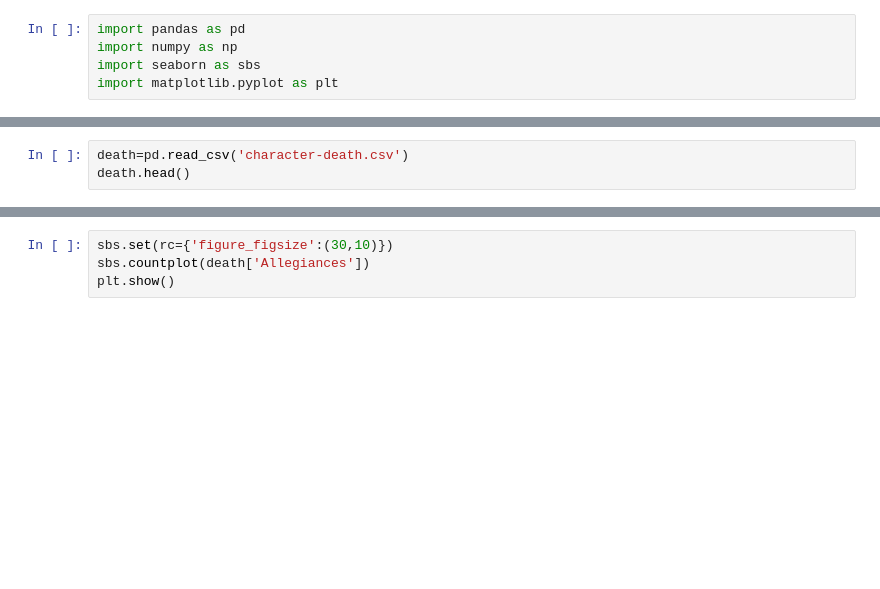
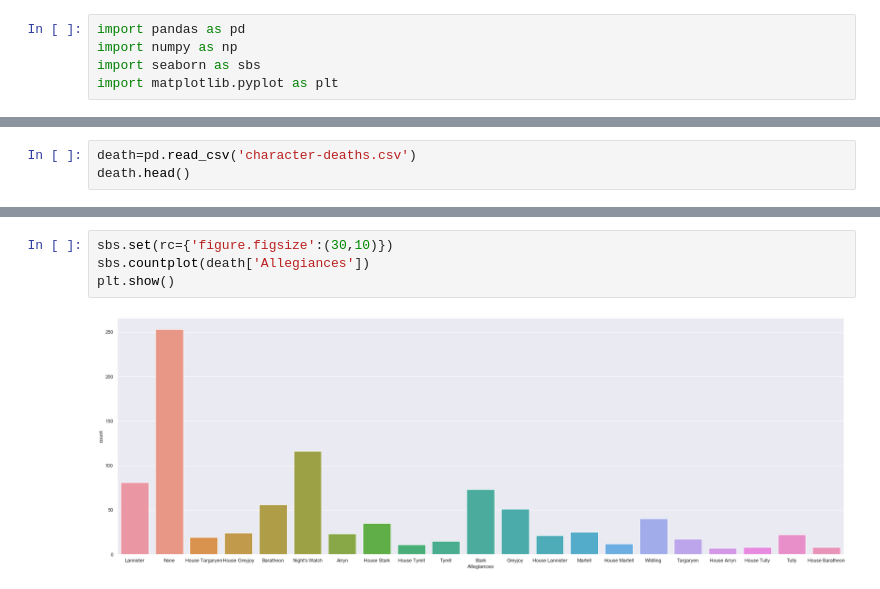
Before and after one commit to Harshit22-terabyte/GAme-of-thrones-analysis, a Jupyter notebook: Game of thrones Analysis with Python.ipynb, the cells around one changed output, grey strips where cells are left out. Saved outputs shown, nothing was run; the diff lists cells and outputs as text; blank space fills up the shorter version.

```diff
--- a/Game of thrones Analysis with Python.ipynb
+++ b/Game of thrones Analysis with Python.ipynb
@@ -35,3 +91,3 @@ plt.show()
 # %%
-death=pd.read_csv('character-death.csv')
+death=pd.read_csv('character-deaths.csv')
 death.head()
@@ -45,4 +118,6 @@ plt.show()
 # %%
-sbs.set(rc={'figure_figsize':(30,10)})
+sbs.set(rc={'figure.figsize':(30,10)})
 sbs.countplot(death['Allegiances'])
 plt.show()
+# %% [output]
+[figure, added]
```
Also changed, not shown: parts of 13 cells of this notebook.
